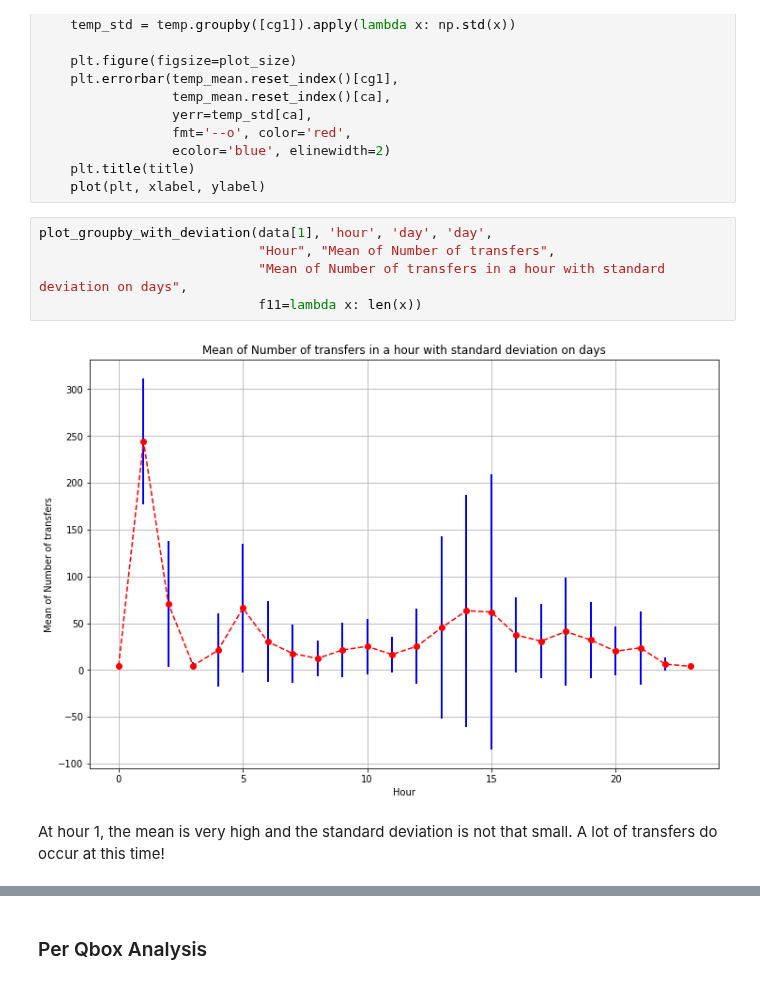
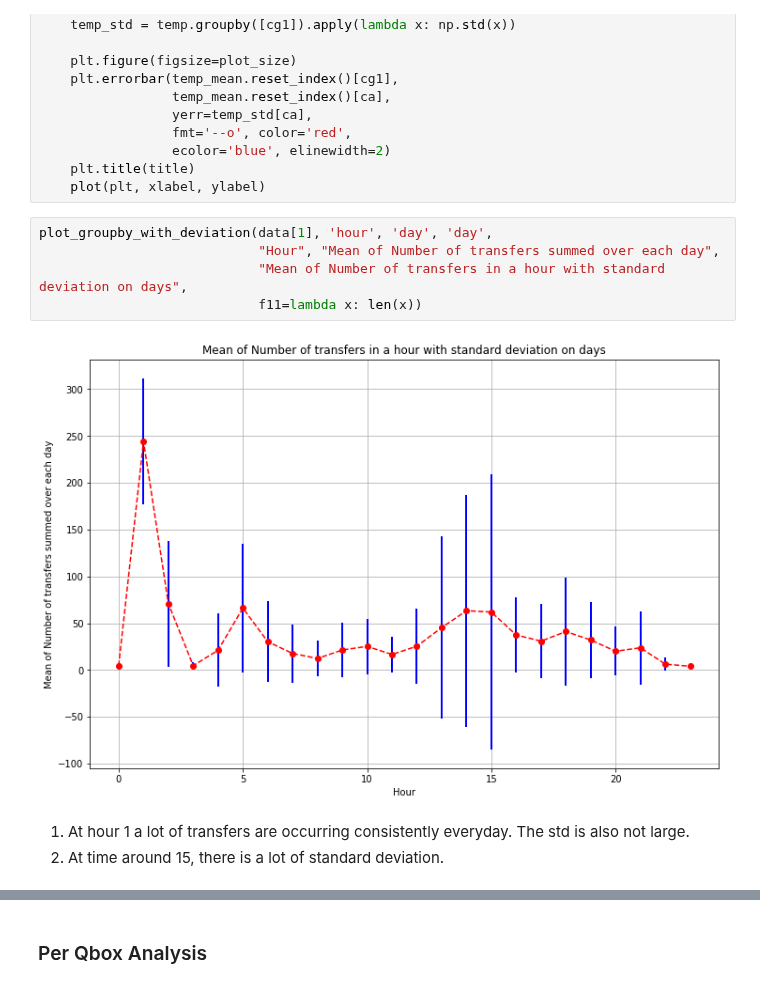
Before and after one commit to AdwaitB/greco-notes, a Jupyter notebook: infra/Analysis_full.ipynb, the cells around one changed output, grey strips where cells are left out. Cells and saved outputs as stored; diff of their text form.

```diff
--- a/infra/Analysis_full.ipynb
+++ b/infra/Analysis_full.ipynb
@@ -521,12 +521,13 @@ def plot_groupby_with_deviation(d, cg1, cg2, ca, xlabel="", ylabel="", title="",
     plot(plt, xlabel, ylabel)
 # %%
 plot_groupby_with_deviation(data[1], 'hour', 'day', 'day',
-                            "Hour", "Mean of Number of transfers",
+                            "Hour", "Mean of Number of transfers summed over each day",
                             "Mean of Number of transfers in a hour with standard deviation on days",
                             f11=lambda x: len(x))
 # %% [output]
-[figure, old version]
+[figure, new version]
-# %% [markdown]
-At hour 1, the mean is very high and the standard deviation is not that small. A lot of transfers do occur at this time!
+# %% [markdown]
+1. At hour 1 a lot of transfers are occurring consistently everyday. The std is also not large.
+2. At time around 15, there is a lot of standard deviation.
 # %%
 plot_groupby_with_deviation(data[1], 'hour', 'day', 'transfer_history.actually_transferred_size',
```
Also changed, not shown: parts of 23 cells of this notebook, 1 other file.
